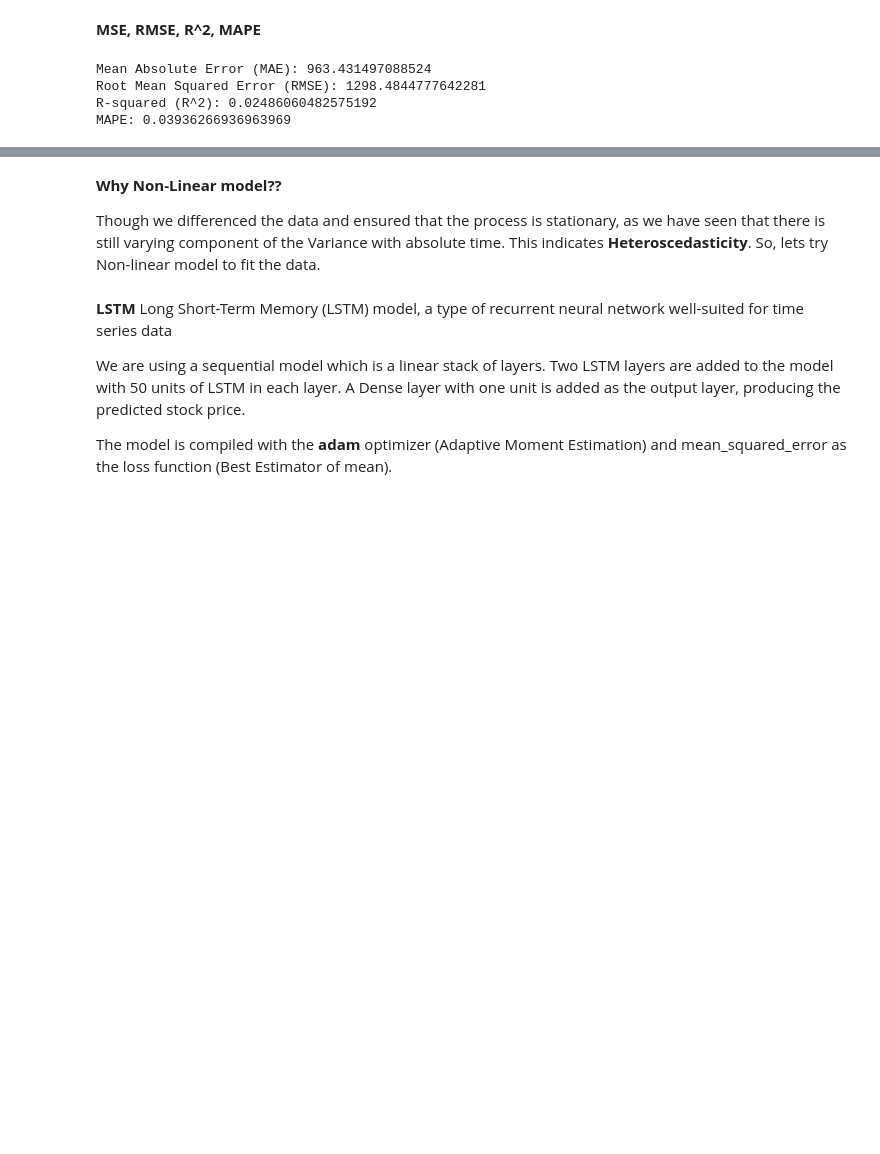
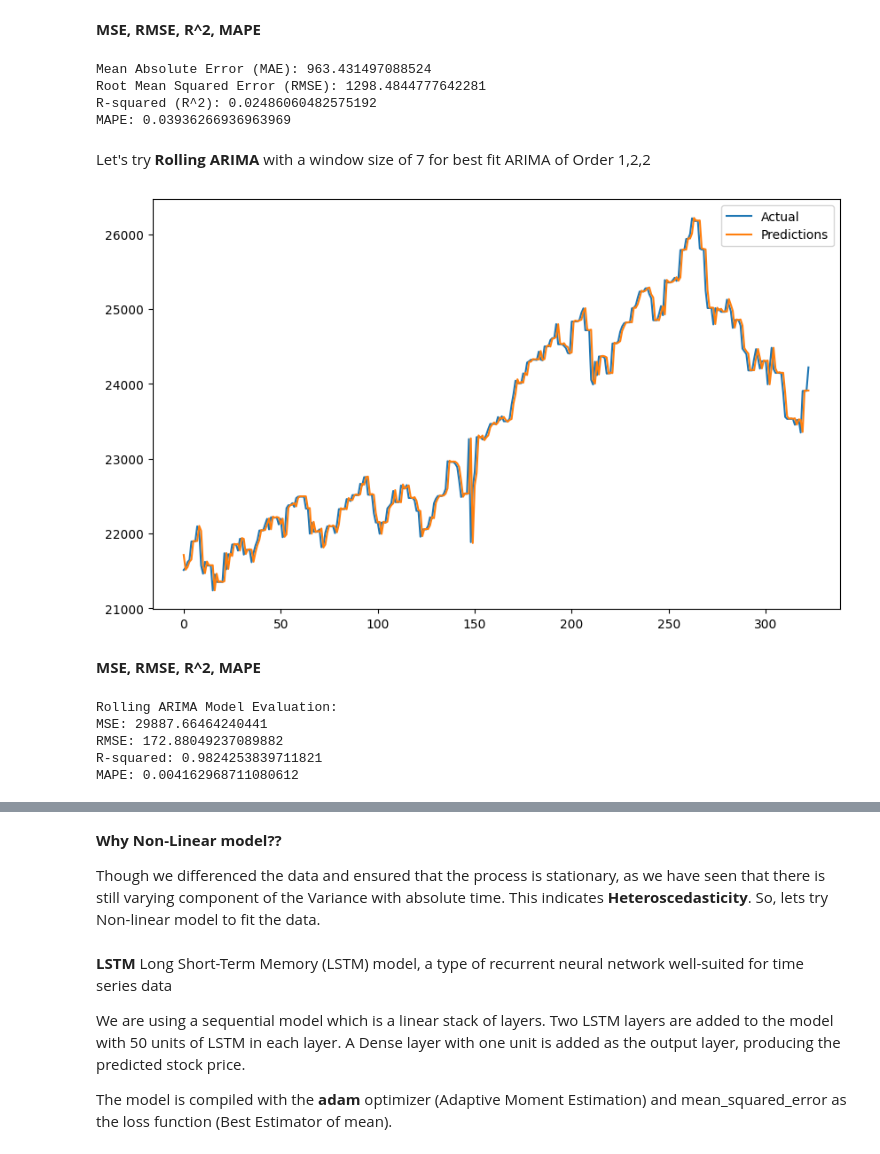
Before and after one commit to aymuos/masters-practise-repo, a Jupyter notebook: TSA_Nifty_50_Project.ipynb, the cells around one changed output, grey strips where cells are left out. Saved outputs shown, nothing was run; the diff lists cells and outputs as text; code cells hidden in the pictures; blank space fills up the shorter version.

Commit message:
Rolling Arima

```diff
--- a/TSA_Nifty_50_Project.ipynb
+++ b/TSA_Nifty_50_Project.ipynb
@@ -952,3 +952,64 @@ Mean Absolute Error (MAE): 963.431497088524
 Root Mean Squared Error (RMSE): 1298.4844777642281
 R-squared (R^2): 0.02486060482575192
 MAPE: 0.03936266936963969
+# %% [markdown]
+Let's try **Rolling ARIMA** with a window size of 7 for best fit ARIMA of Order 1,2,2
+# %%
+def rolling_arima_forecast(train_data, test_data, order=(1, 2, 2), window_size=7):
+    """
+    Performs rolling ARIMA forecast.
+
+    Args:
+        train_data: Training time series data.
+        test_data: Test time series data.
+        order: ARIMA model order (p, d, q).
+        window_size: Rolling window size.
+
+    Returns:
+        Predictions, and actual values
+    """
+
+    predictions = []
+    actual_values = []
+
+    for i in range(window_size, len(test_data)):
+    # Concatenates the window size of the test data to the train data until the end of test data for every iteration
+        rolling_train = pd.concat([train_data, test_data[:i]])
+        # Normal ARIMA model just that your train data varies for every loop
+        model = ARIMA(rolling_train, order=order)
+        model_fit = model.fit()
+        prediction = model_fit.forecast(steps=1).iloc[0]
+        predictions.append(prediction)
+        actual_values.append(test_data.iloc[i])  # The actual closing price at the current index
+
+    return predictions, actual_values
+
+predictions, actual_values = rolling_arima_forecast(df['Close'], df_test['Close'])
+residuals = np.array(actual_values) - np.array(predictions)
+
+plt.figure(figsize=(10, 6))
+plt.plot(actual_values, label='Actual')
+plt.plot(predictions, label='Predictions')
+plt.legend()
+plt.show()
+# %% [output]
+[figure, added]
+# %% [markdown]
+**MSE, RMSE, R^2, MAPE**
+# %%
+mse = mean_squared_error(actual_values, predictions)
+rmse = np.sqrt(mse)
+r2 = r2_score(actual_values, predictions)
+MAPE = mean_absolute_percentage_error(actual_values, predictions)
+
+print(f"Rolling ARIMA Model Evaluation:")
+print(f"MSE: {mse}")
+print(f"RMSE: {rmse}")
+print(f"R-squared: {r2}")
+print(f"MAPE: {MAPE}")
+# %% [output]
+Rolling ARIMA Model Evaluation:
+MSE: 29887.66464240441
+RMSE: 172.88049237089882
+R-squared: 0.9824253839711821
+MAPE: 0.004162968711080612
```
Also changed, not shown: parts of 2 cells of this notebook.
